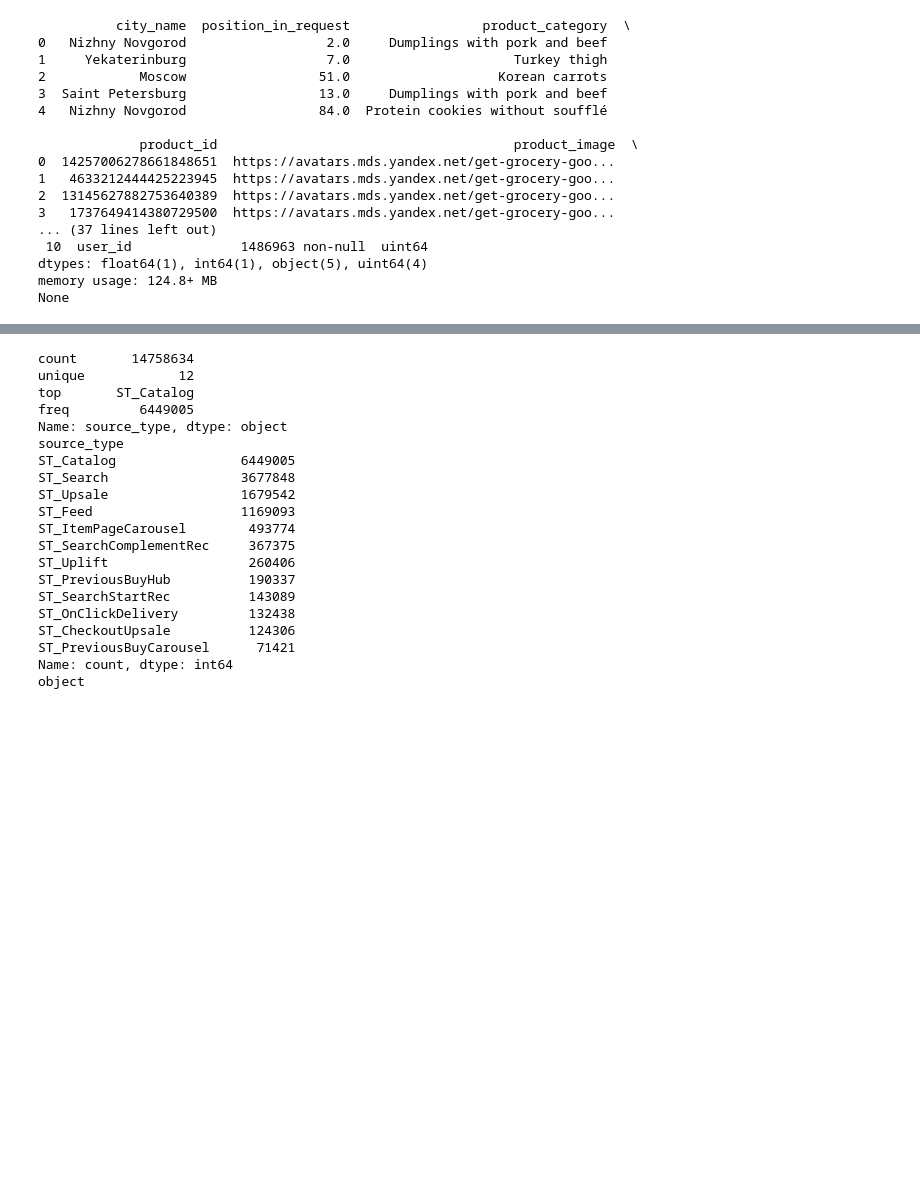
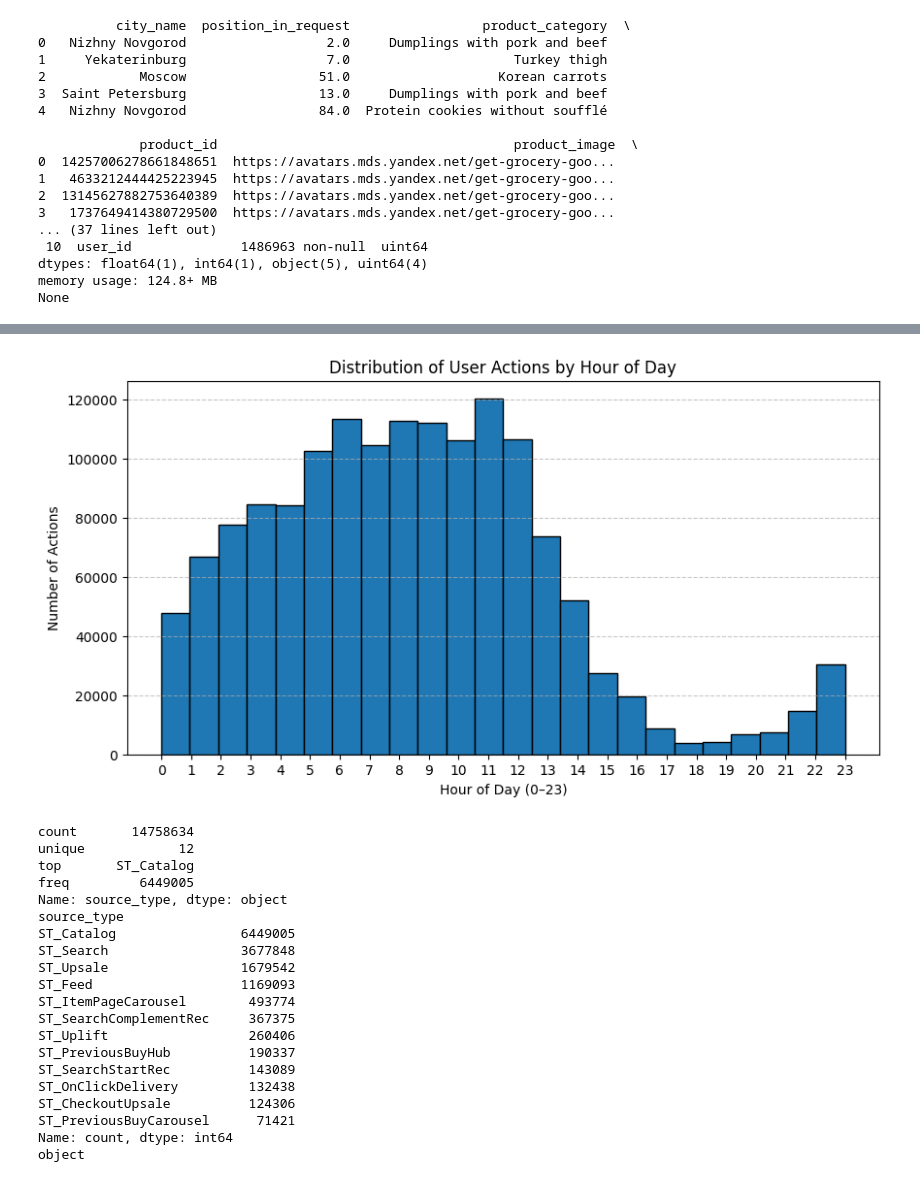
Before and after one commit to plinphon/MLApp_hw1, a Jupyter notebook: hw1.ipynb, the cells around one changed output, grey strips where cells are left out. Cells and saved outputs as stored; diff of their text form; code cells hidden in the pictures; blank space fills up the shorter version.

```diff
--- a/hw1.ipynb
+++ b/hw1.ipynb
@@ -24,3 +24,22 @@ print(df.info())
 dtypes: float64(1), int64(1), object(5), uint64(4)
 memory usage: 124.8+ MB
 None
+# %%
+
+import matplotlib.pyplot as plt
+
+df['datetime'] = pd.to_datetime(df['timestamp'], unit='s')
+
+print(f"Data covers from {df['datetime'].min()} to {df['datetime'].max()}")
+
+#plot histogram by hour of day
+plt.figure(figsize=(10, 5))
+df['hour'] = df['datetime'].dt.hour
+plt.hist(df['hour'], bins=24, edgecolor='black')
+plt.title('Distribution of User Actions by Hour of Day')
+plt.xlabel('Hour of Day (0–23)')
+plt.ylabel('Number of Actions')
+plt.xticks(range(24))
+plt.grid(axis='y', linestyle='--', alpha=0.7)
+plt.show()
+# %% [output]
@@ -27,3 +47,4 @@ None
+[figure, added]
 # %%
 print(df['source_type'].describe())
 print(df['source_type'].value_counts())
```
Also changed, not shown: parts of 5 cells of this notebook.
